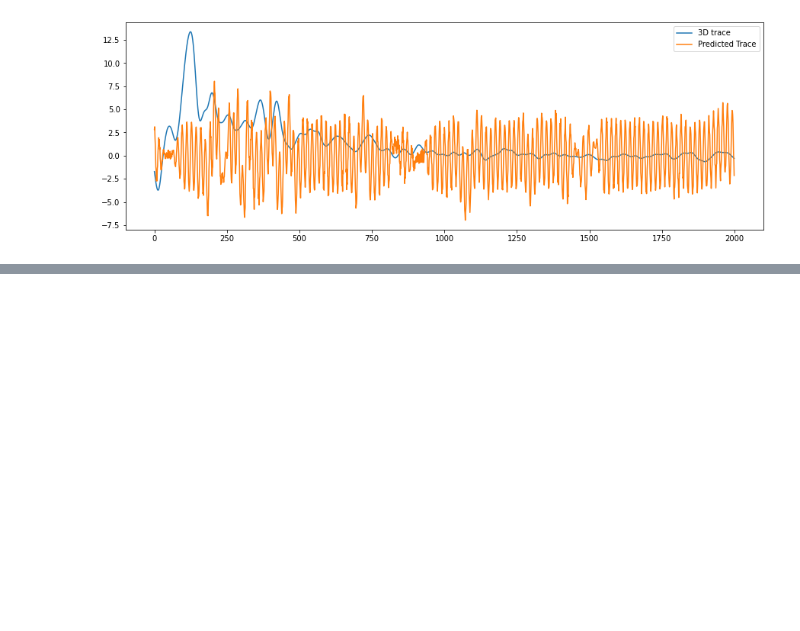
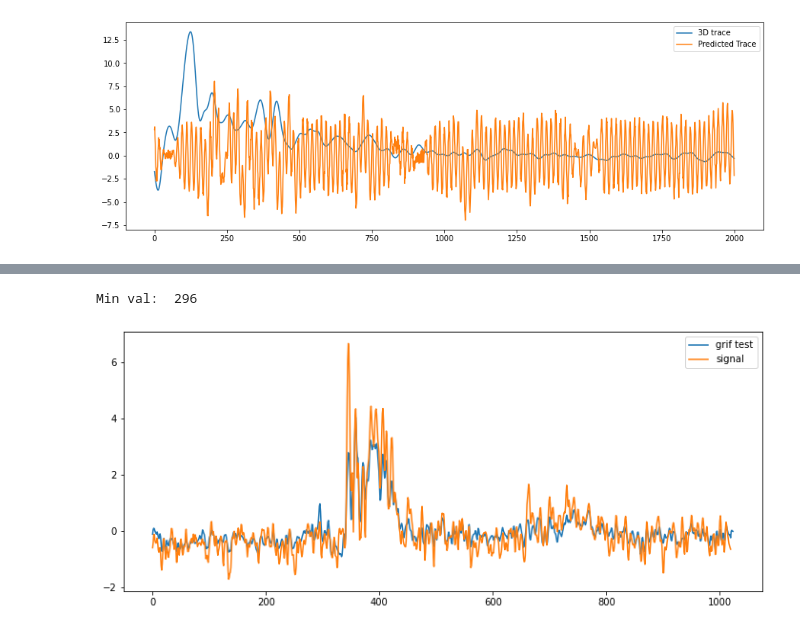
Before and after one commit to astroChance/RadNET, a Jupyter notebook: MPnet_workbook.ipynb, the cells around one changed output, grey strips where cells are left out. Cells and saved outputs as stored; diff of their text form; code cells hidden in the pictures; blank space fills up the shorter version.

```diff
--- a/MPnet_workbook.ipynb
+++ b/MPnet_workbook.ipynb
@@ -1367,0 +1336,44 @@ plt.show()
+# %%
+"""basic grif lim"""
+
+def func2(magnitude, iterations, fs=fs, nperseg=nperseg, noverlap=noverlap, window=window):
+
+  error = []
+  curves = np.array([])
+
+  _M = magnitude
+  for k in range(iterations):
+    _P = np.random.randn(*_M.shape)
+    _D = _M * np.exp(1j * _P)
+    _, approx_sig = signal.istft(_D, window = window, fs = fs, nperseg = nperseg, noverlap=noverlap)
+
+    ### THIS DOESN'T TRANSLATE FOR PRODUCTION
+    ### DON'T KNOW TARGET FOR COMPARISON
+    diff = Upsample_2D - approx_sig[:len(Upsample_2D)]
+    rmse = sqrt(sum((Upsample_2D - approx_sig[:len(Upsample_2D)])**2) / Upsample_2D.size)
+    error.append(rmse)
+
+    if k == 0:
+      curves = np.append(curves, approx_sig)
+    else:
+      curves = np.vstack((curves, approx_sig))
+
+  min_rmse = np.argmin(error)
+  approx_sig = curves[min_rmse, : ]
+
+  print("Min val: ", min_rmse)
+
+  return approx_sig
+
+
+
+grif_test = func2(Zxx_test.real, 1000)
+
+plt.figure(figsize=(12,5))
+plt.plot(grif_test, label='grif test')
+plt.plot(Upsample_2D, label='signal')
+plt.legend()
+plt.show()
+# %% [output]
+Min val:  296
+[figure, added]
```
Also changed, not shown: parts of 9 cells of this notebook.
